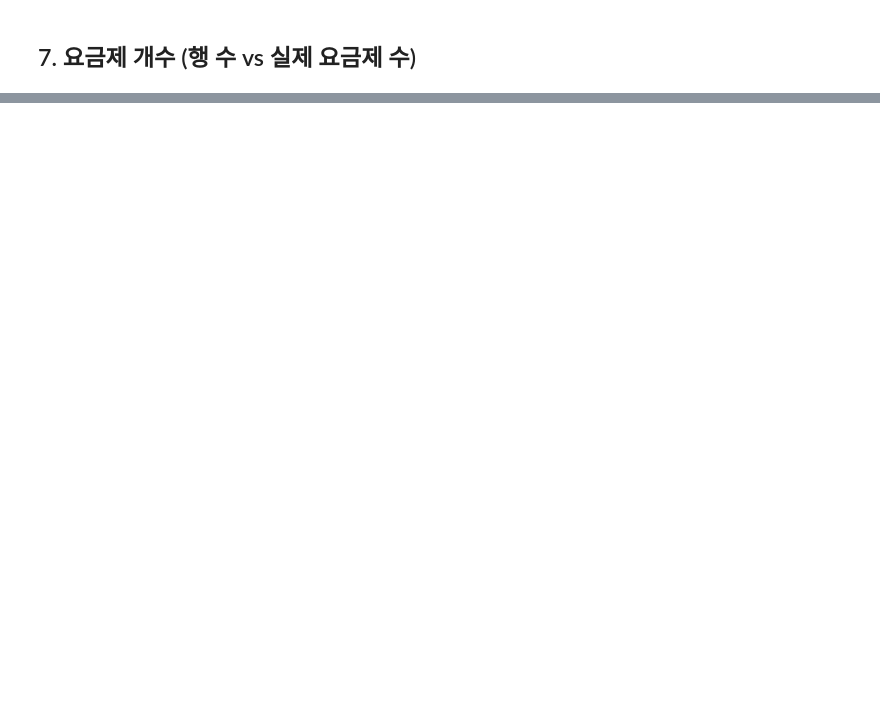
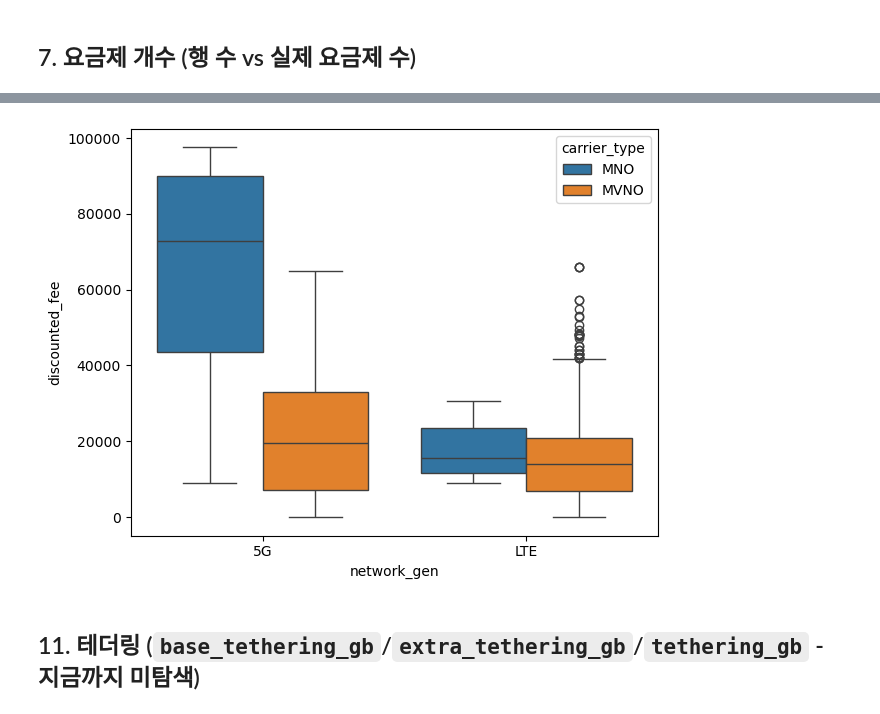
Before and after one commit to karls-seon/Asac-skB, a Jupyter notebook: notebooks/eda_plans.ipynb, the cells around one changed output, grey strips where cells are left out. Cells and saved outputs as stored; diff of their text form; code cells hidden in the pictures; blank space fills up the shorter version.

```diff
--- a/notebooks/eda_plans.ipynb
+++ b/notebooks/eda_plans.ipynb
@@ -257,0 +344,9 @@ len(plans), plans["base_plan_id"].nunique()
+# %%
+fig, ax = plt.subplots()
+sns.boxplot(data=plans, x="network_gen", y="discounted_fee", hue="carrier_type", ax=ax)
+plt.tight_layout()
+plt.show()
+# %% [output]
+[figure, added]
+# %% [markdown]
+## 11. 테더링 (`base_tethering_gb`/`extra_tethering_gb`/`tethering_gb` - 지금까지 미탐색)
```
Also changed, not shown: parts of 57 cells of this notebook, 1 other file.
